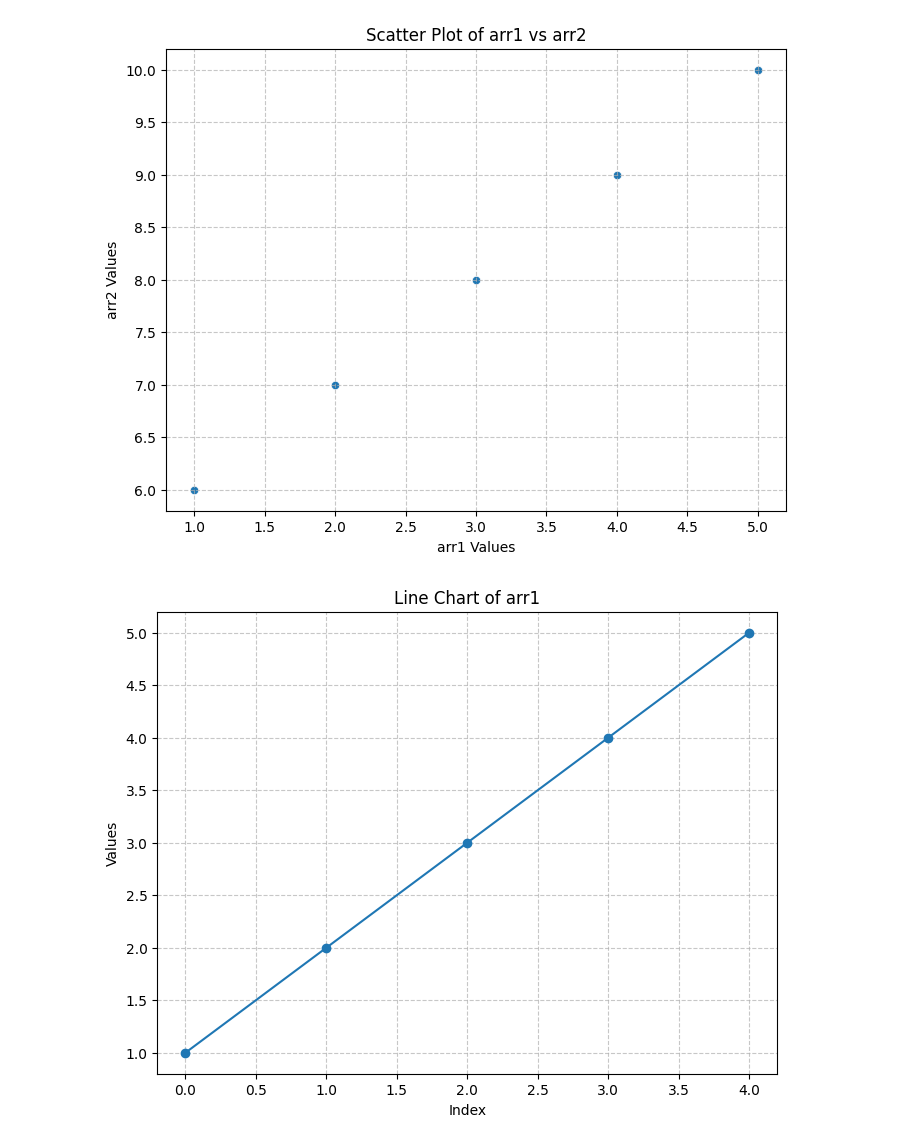
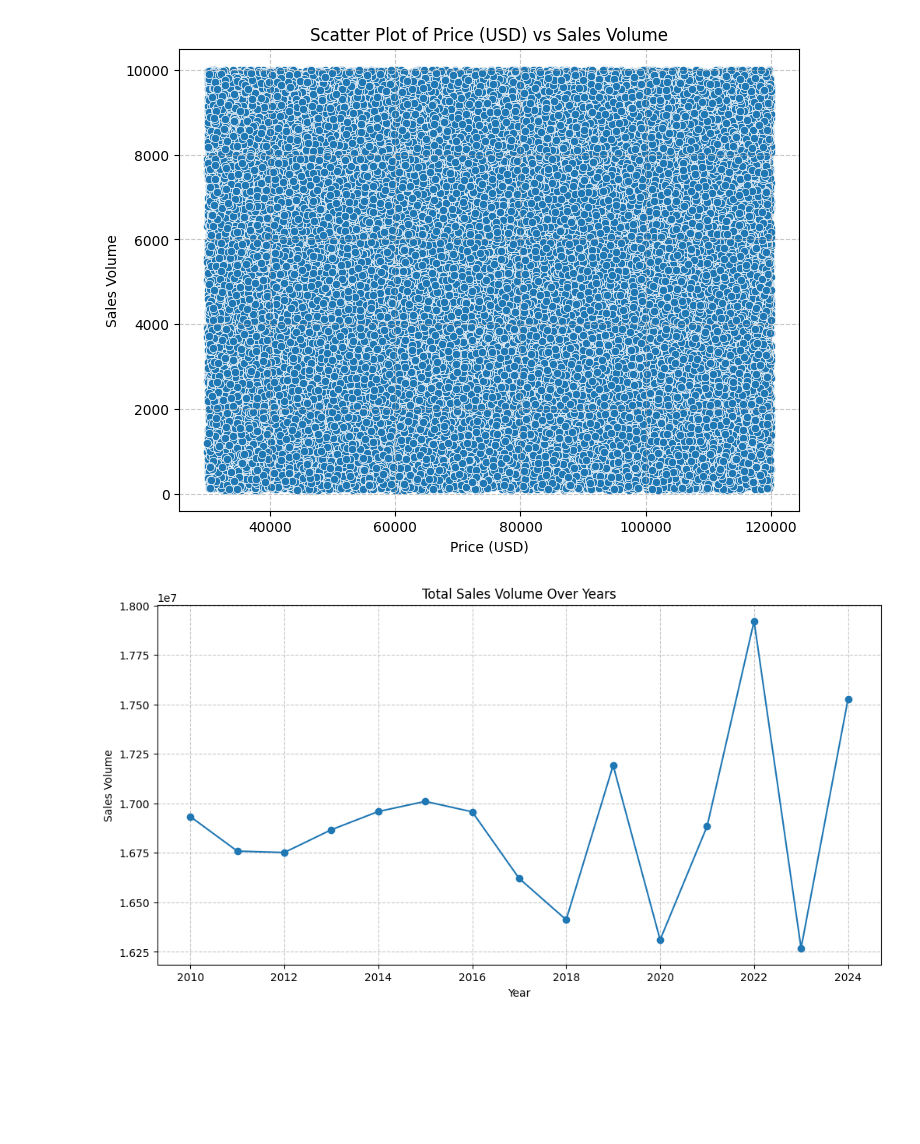
Before and after one commit to Ayushman2005-cmyk/DMPM_EXPERIMENTS, a Jupyter notebook: DMPM_LAB4.ipynb, the cells around one changed output. Saved outputs shown, nothing was run; the diff lists cells and outputs as text; code cells hidden in the pictures; blank space fills up the shorter version.

```diff
--- a/DMPM_LAB4.ipynb
+++ b/DMPM_LAB4.ipynb
@@ -8,0 +7,5 @@ arr2 = np.array([6, 7, 8, 9, 10])
+# %%
+import pandas as pd
+df = pd.read_csv('/content/BMW sales data (2010-2024).csv')
+display(df.head())
+print(df.columns)
@@ -28,21 +49,22 @@ plt.show()
 # %%
 plt.figure(figsize=(8, 6))
-sns.scatterplot(x=arr1, y=arr2)
-plt.title('Scatter Plot of arr1 vs arr2')
-plt.xlabel('arr1 Values')
-plt.ylabel('arr2 Values')
+sns.scatterplot(x=df['Price_USD'], y=df['Sales_Volume'])
+plt.title('Scatter Plot of Price (USD) vs Sales Volume')
+plt.xlabel('Price (USD)')
+plt.ylabel('Sales Volume')
 plt.grid(True, linestyle='--', alpha=0.7)
 plt.show()
 # %% [output]
-[figure, old version]
+[figure, new version]
 # %%
-plt.figure(figsize=(8, 6))
-plt.plot(np.arange(len(arr1)), arr1, marker='o', linestyle='-')
-plt.title('Line Chart of arr1')
-plt.xlabel('Index')
-plt.ylabel('Values')
+plt.figure(figsize=(12, 6))
+sales_by_year = df.groupby('Year')['Sales_Volume'].sum().reset_index()
+plt.plot(sales_by_year['Year'], sales_by_year['Sales_Volume'], marker='o', linestyle='-')
+plt.title('Total Sales Volume Over Years')
+plt.xlabel('Year')
+plt.ylabel('Sales Volume')
 plt.grid(True, linestyle='--', alpha=0.7)
 plt.show()
 # %% [output]
-[figure, old version]
+[figure, new version]
 # %%
```
Also changed, not shown: parts of 7 cells of this notebook.
